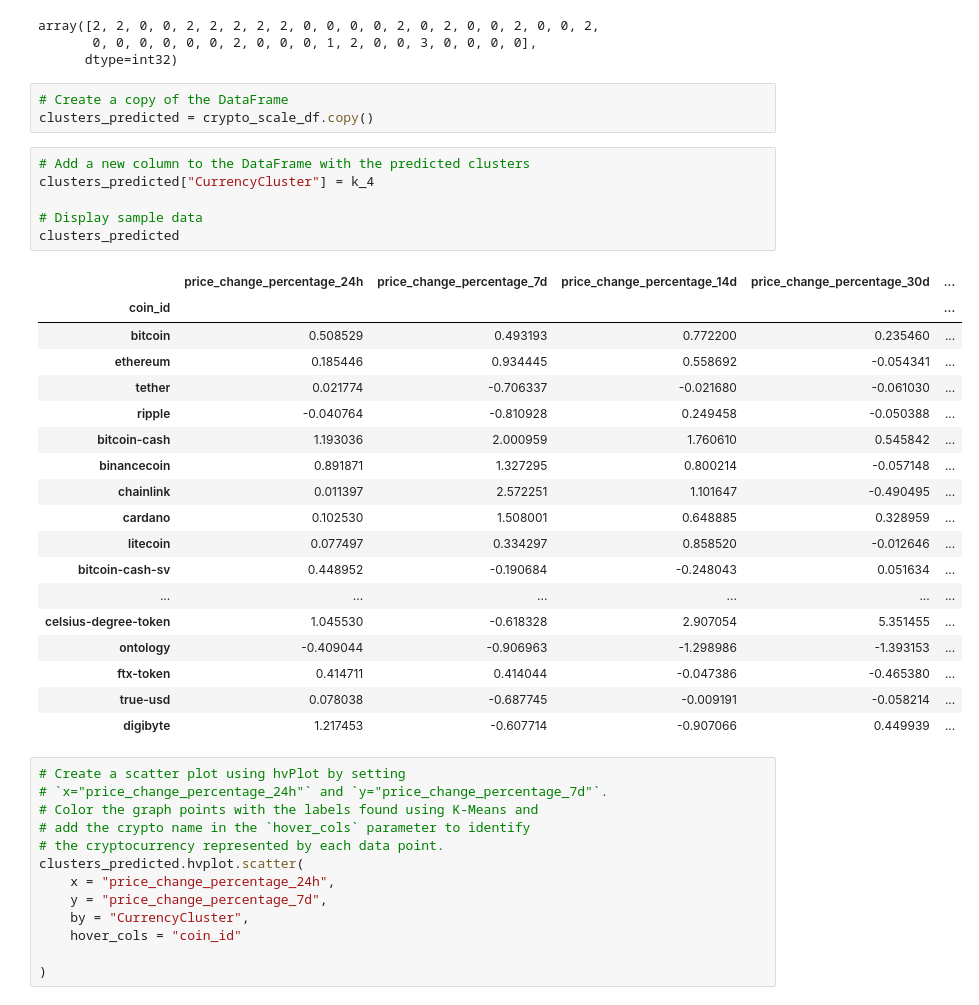
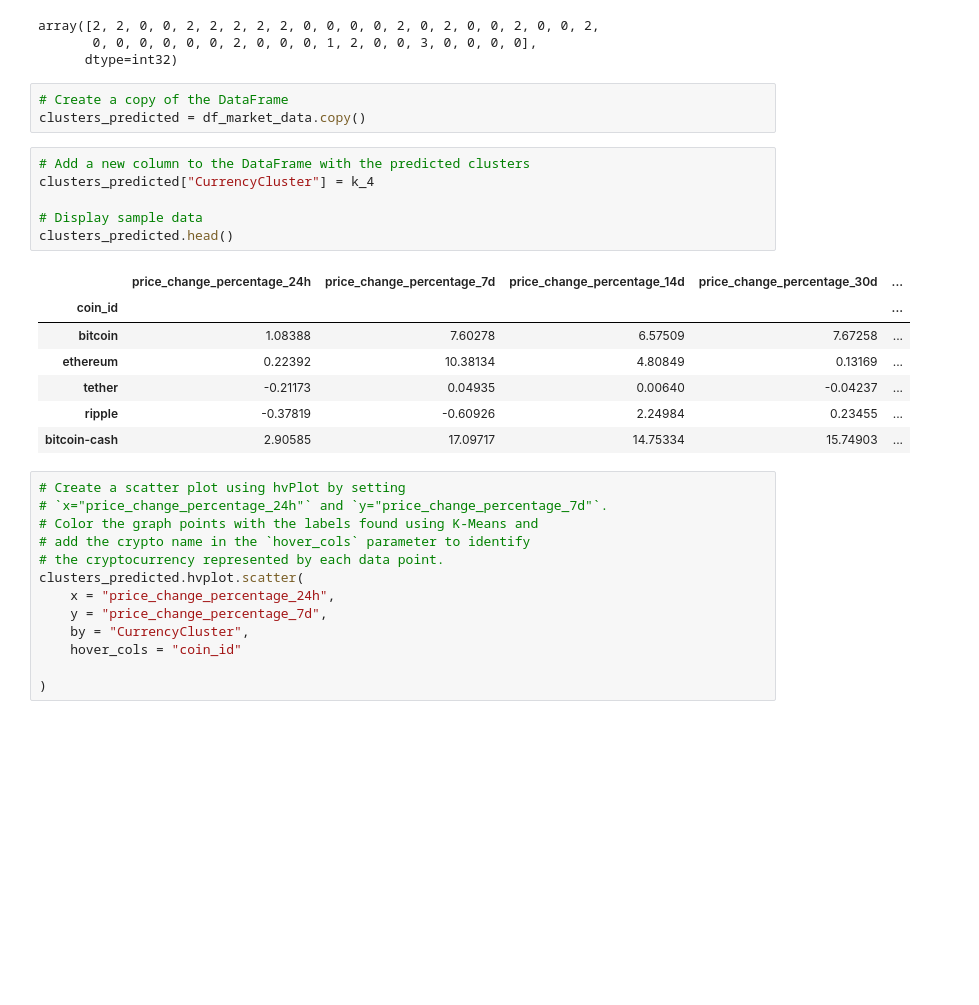
Before and after one commit to Ever30/CryptoClustering, a Jupyter notebook: Crypto_Clustering_starter_code.ipynb, the cells around one changed output. Saved outputs shown, nothing was run; the diff lists cells and outputs as text; blank space fills up the shorter version.

```diff
--- a/Crypto_Clustering_starter_code.ipynb
+++ b/Crypto_Clustering_starter_code.ipynb
@@ -198,32 +201,21 @@ array([2, 2, 0, 0, 2, 2, 2, 2, 2, 0, 0, 0, 0, 2, 0, 2, 0, 0, 2, 0, 0, 2,
       dtype=int32)
 # %%
 # Create a copy of the DataFrame
-clusters_predicted = crypto_scale_df.copy()
+clusters_predicted = df_market_data.copy()
 # %%
 # Add a new column to the DataFrame with the predicted clusters
 clusters_predicted["CurrencyCluster"] = k_4
 
 # Display sample data
-clusters_predicted
+clusters_predicted.head()
 # %% [output]
 |  | price_change_percentage_24h | price_change_percentage_7d | price_change_percentage_14d | price_change_percentage_30d | ... |
 | coin_id |  |  |  |  | ... |
-| bitcoin | 0.508529 | 0.493193 | 0.772200 | 0.235460 | ... |
-| ethereum | 0.185446 | 0.934445 | 0.558692 | -0.054341 | ... |
-| tether | 0.021774 | -0.706337 | -0.021680 | -0.061030 | ... |
-| ripple | -0.040764 | -0.810928 | 0.249458 | -0.050388 | ... |
-| bitcoin-cash | 1.193036 | 2.000959 | 1.760610 | 0.545842 | ... |
-| binancecoin | 0.891871 | 1.327295 | 0.800214 | -0.057148 | ... |
-| chainlink | 0.011397 | 2.572251 | 1.101647 | -0.490495 | ... |
-| cardano | 0.102530 | 1.508001 | 0.648885 | 0.328959 | ... |
-| litecoin | 0.077497 | 0.334297 | 0.858520 | -0.012646 | ... |
-| bitcoin-cash-sv | 0.448952 | -0.190684 | -0.248043 | 0.051634 | ... |
-| ... | ... | ... | ... | ... | ... |
-| celsius-degree-token | 1.045530 | -0.618328 | 2.907054 | 5.351455 | ... |
-| ontology | -0.409044 | -0.906963 | -1.298986 | -1.393153 | ... |
-| ftx-token | 0.414711 | 0.414044 | -0.047386 | -0.465380 | ... |
-| true-usd | 0.078038 | -0.687745 | -0.009191 | -0.058214 | ... |
-| digibyte | 1.217453 | -0.607714 | -0.907066 | 0.449939 | ... |
+| bitcoin | 1.08388 | 7.60278 | 6.57509 | 7.67258 | ... |
+| ethereum | 0.22392 | 10.38134 | 4.80849 | 0.13169 | ... |
+| tether | -0.21173 | 0.04935 | 0.00640 | -0.04237 | ... |
+| ripple | -0.37819 | -0.60926 | 2.24984 | 0.23455 | ... |
+| bitcoin-cash | 2.90585 | 17.09717 | 14.75334 | 15.74903 | ... |
 # %%
 # Create a scatter plot using hvPlot by setting
 # `x="price_change_percentage_24h"` and `y="price_change_percentage_7d"`.
```
Also changed, not shown: parts of 8 cells of this notebook.
